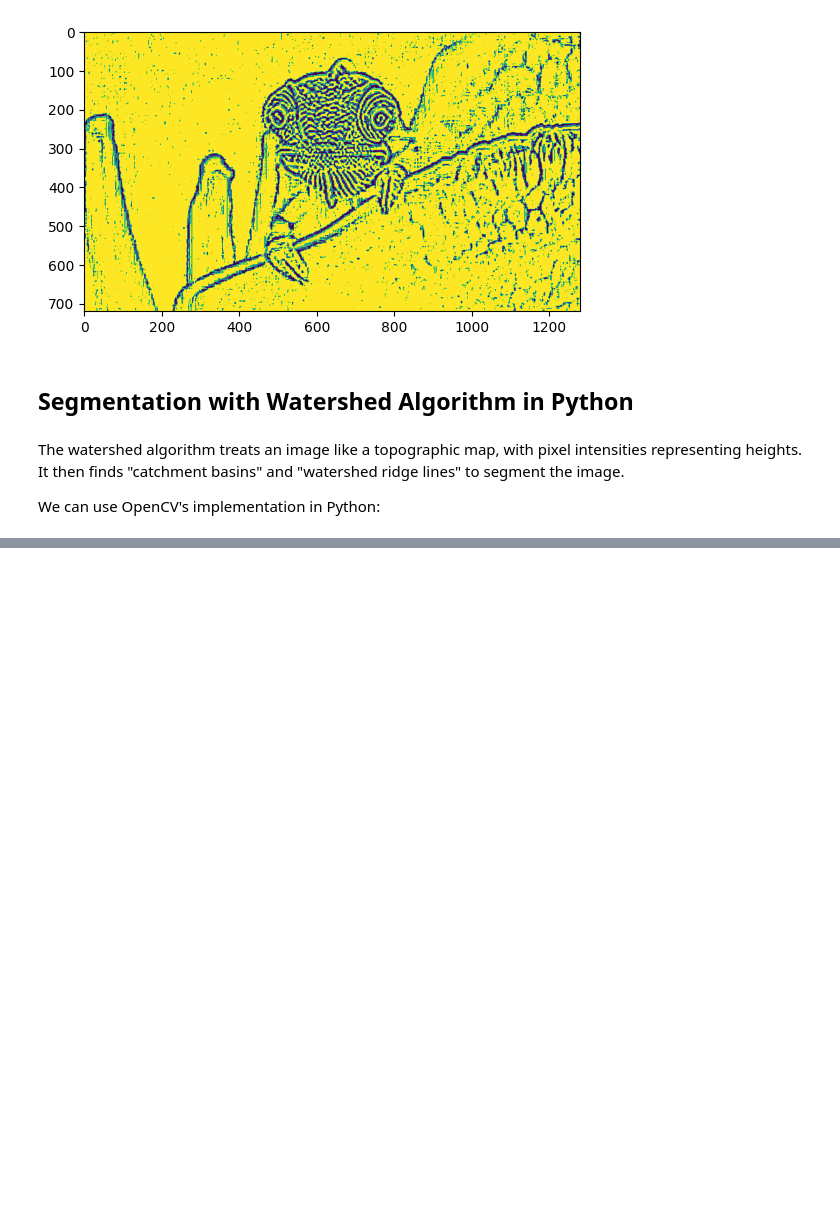
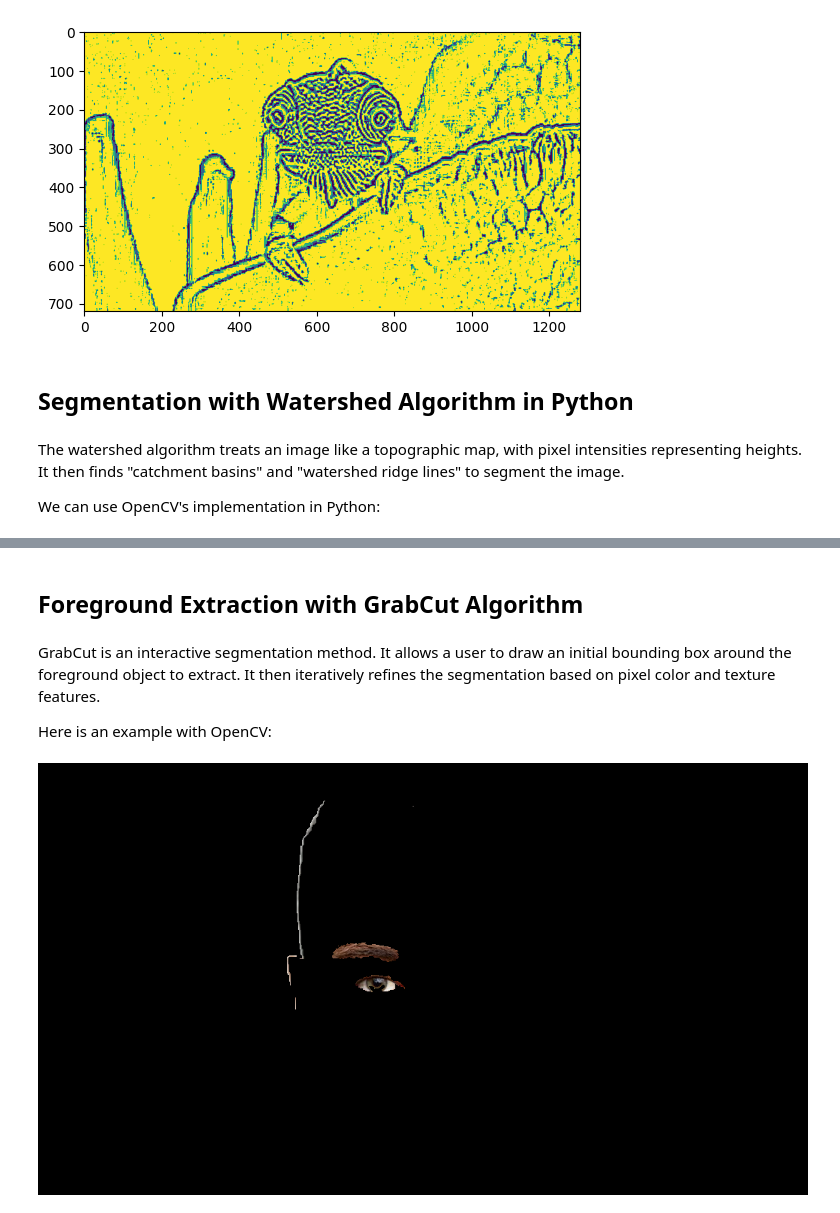
Before and after one commit to AndriiVasylenkoML/image-preprocessing, a Jupyter notebook: how_to_do_image_processing_in_python.ipynb, the cells around one changed output, grey strips where cells are left out. Saved outputs shown, nothing was run; the diff lists cells and outputs as text; code cells hidden in the pictures; blank space fills up the shorter version.

```diff
--- a/how_to_do_image_processing_in_python.ipynb
+++ b/how_to_do_image_processing_in_python.ipynb
@@ -297,0 +298,33 @@ plt.show()
+# %% [markdown]
+## Foreground Extraction with GrabCut Algorithm
+# %% [markdown]
+GrabCut is an interactive segmentation method. It allows a user to draw an initial bounding box around the foreground object to extract. It then iteratively refines the segmentation based on pixel color and texture features.
+
+Here is an example with OpenCV:
+# %%
+import cv2
+import numpy as np
+from google.colab.patches import cv2_imshow
+
+img = cv2.imread("face.jpg")
+mask = np.zeros(img.shape[:2], np.uint8)
+
+bgdModel = np.zeros((1, 65), np.float64)
+fgbModel = np.zeros((1, 65), np.float64)
+
+# Define the rectangle that bounds the object (x, y, width, height)
+rect = (50, 50, 450, 290)
+
+# Apply grabCut algorithm with the rectangle
+cv2.grabCut(img, mask, rect, bgdModel, fgbModel, 5, cv2.GC_INIT_WITH_RECT)
+
+# Modify the mask to create the final segmented output
+mask = np.where((mask == 2) | (mask == 0), 0, 1).astype('uint8')
+
+# Apply the mask to the image
+output = img * mask[:, :, np.newaxis]
+
+# Display the result using cv2_imshow in Colab
+cv2_imshow(output)
+# %% [output]
+[figure, added]
```
Also changed, not shown: parts of 1 cell of this notebook.
